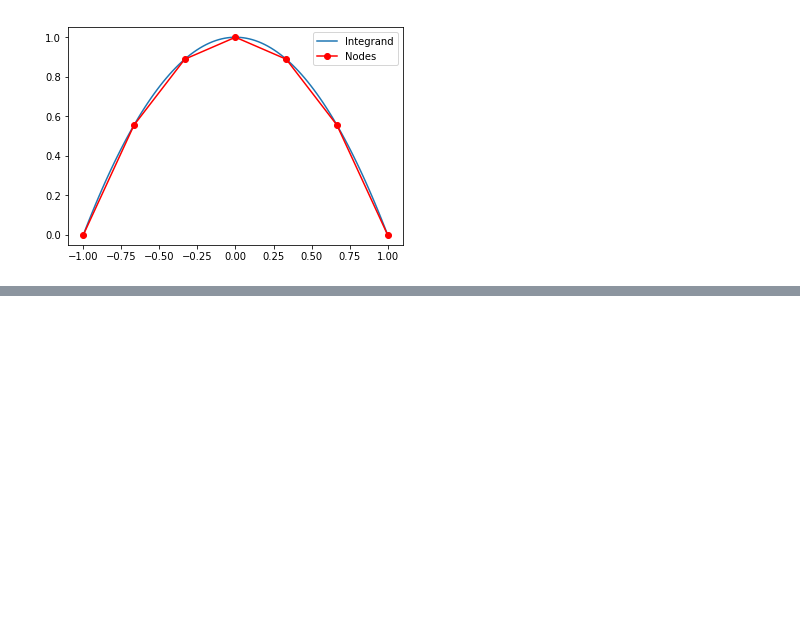
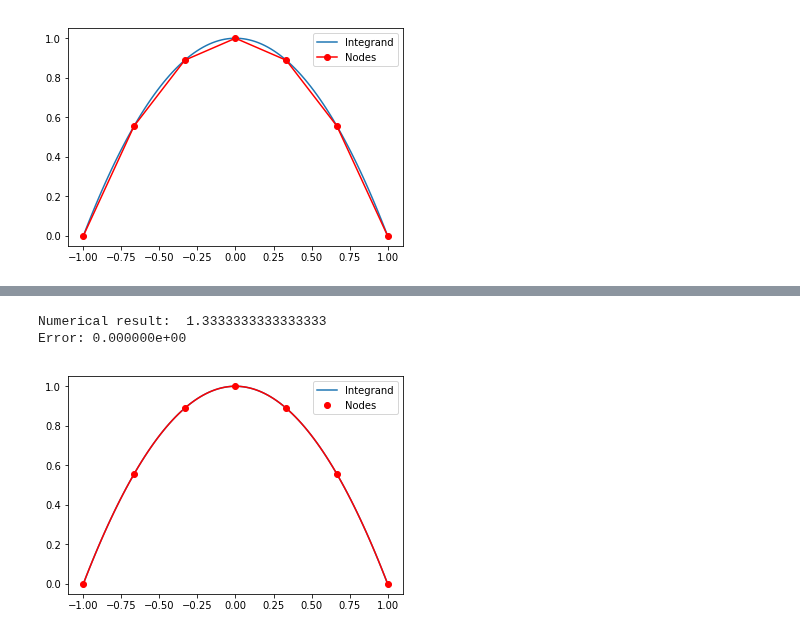
Before and after one commit to jshragge/CSM_GP_GEOPCOMP, a Jupyter notebook: 04_Numerical_Quadrature.ipynb, the cells around one changed output, grey strips where cells are left out. Saved outputs shown, nothing was run; the diff lists cells and outputs as text; code cells hidden in the pictures; blank space fills up the shorter version.

Commit message:
Simpson first part finished

```diff
--- a/04_Numerical_Quadrature.ipynb
+++ b/04_Numerical_Quadrature.ipynb
@@ -185,3 +260,24 @@ Predicted Error: 3.703704e-02
+# %%
+# define the integrand
+fun = lambda x:1-x**2
+# define integral inteval
+a = -1; b = 1
+# define subdivition number
+N = 6
+# print the result
+result = simpson_int(fun,a,b,N)
+print('Numerical result: ',result)
+print('Error: {:e}'.format(4/3-result))
+
+# plot the function and the mid points
+plt.figure()
+simpson_int(fun,a,b,N,isfigure=True)
+plt.legend()
+plt.show()
+# %% [output]
+Numerical result:  1.3333333333333333
+Error: 0.000000e+00
+[figure, added]
 # %%
 s0 = yi[0]+yi[-1]
 s1 = np.sum(yi[1:-1:2])
```
Also changed, not shown: parts of 2 cells of this notebook, 1 other file.
